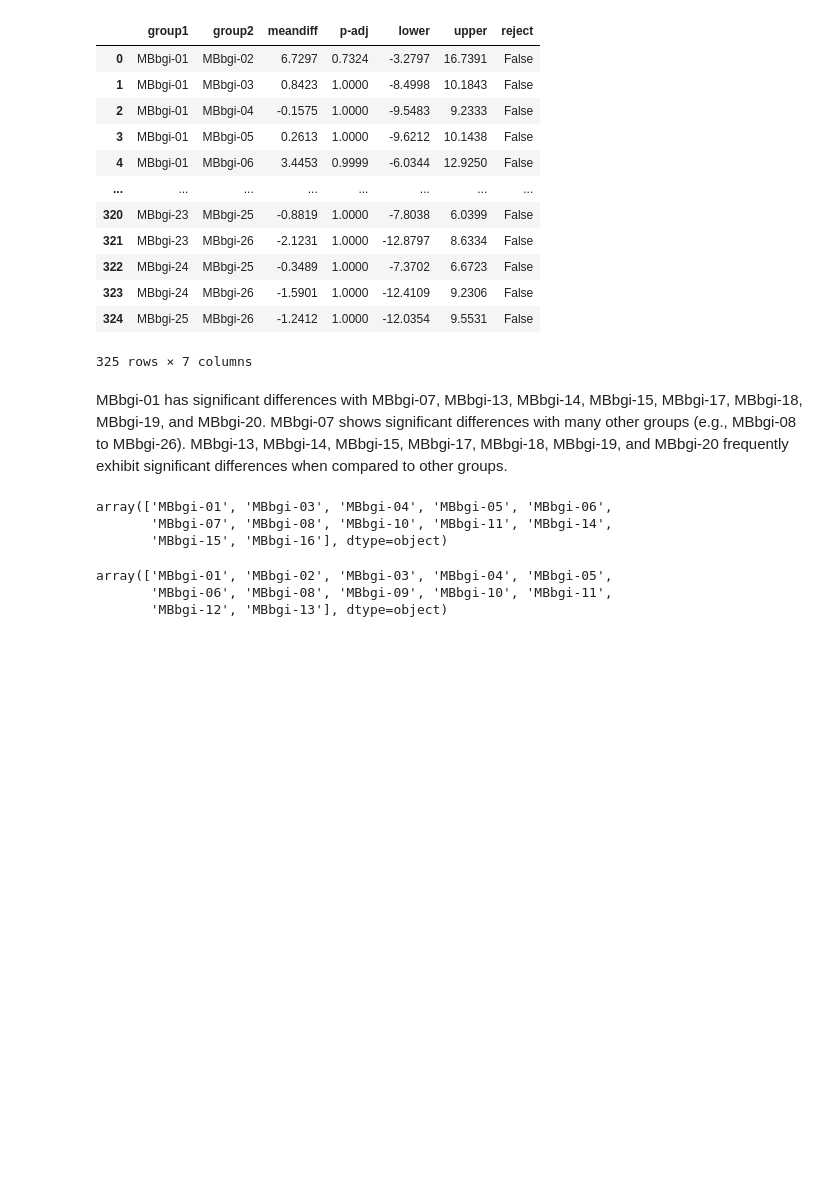
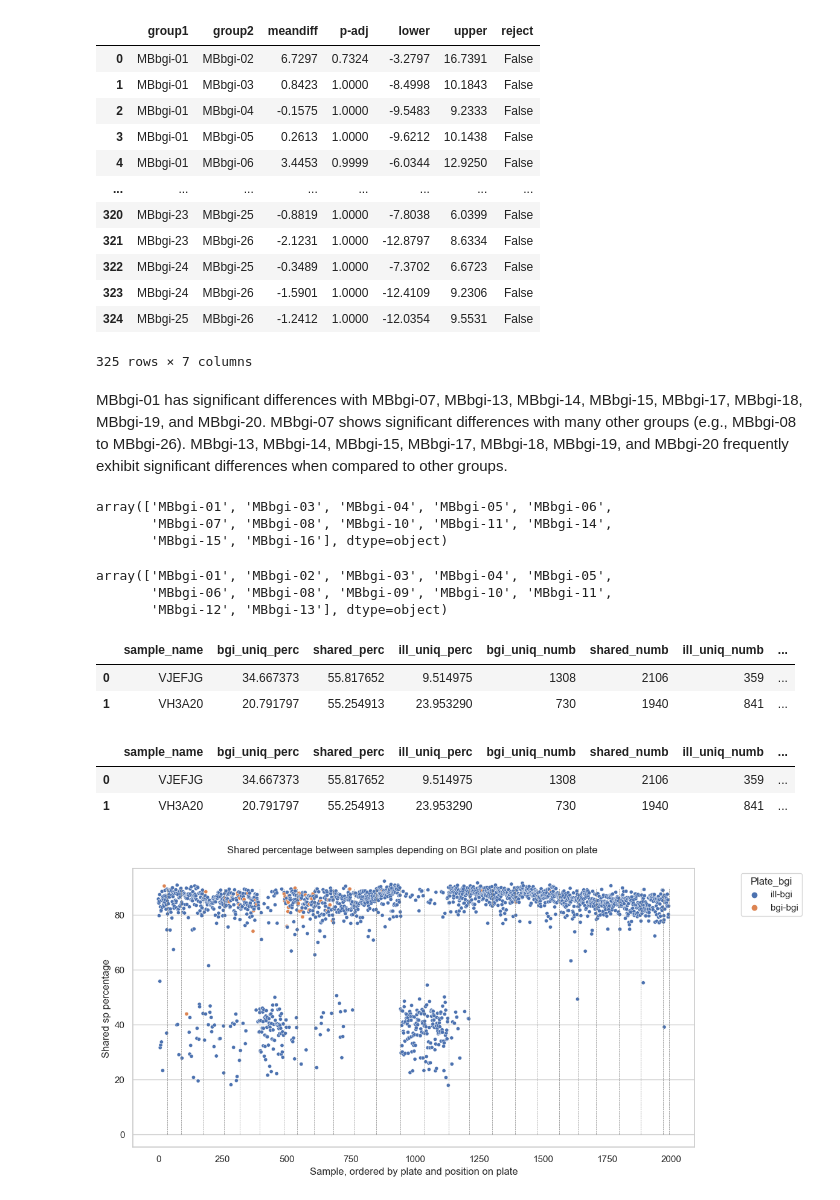
Before and after one commit to Chartiza/2024_Illumina_vs_BGI, a Jupyter notebook: Ugly_samples_mystery/Kraken2_Batch_check.ipynb, the cells around one changed output. Saved outputs shown, nothing was run; the diff lists cells and outputs as text; code cells hidden in the pictures; blank space fills up the shorter version.

Commit message:
b-b smpls with plates order

```diff
--- a/Ugly_samples_mystery/Kraken2_Batch_check.ipynb
+++ b/Ugly_samples_mystery/Kraken2_Batch_check.ipynb
@@ -254,3 +254,45 @@ smaller_groups['group1'].unique()
 array(['MBbgi-01', 'MBbgi-02', 'MBbgi-03', 'MBbgi-04', 'MBbgi-05',
        'MBbgi-06', 'MBbgi-08', 'MBbgi-09', 'MBbgi-10', 'MBbgi-11',
        'MBbgi-12', 'MBbgi-13'], dtype=object)
+# %%
+mrg.head(2)
+# %% [output]
+|  | sample_name | bgi_uniq_perc | shared_perc | ill_uniq_perc | bgi_uniq_numb | shared_numb | ill_uniq_numb | ... |
+| 0 | VJEFJG | 34.667373 | 55.817652 | 9.514975 | 1308 | 2106 | 359 | ... |
+| 1 | VH3A20 | 20.791797 | 55.254913 | 23.953290 | 730 | 1940 | 841 | ... |
+# %%
+bb = pd.read_csv("../step3_motus/input/Intra-Platform_smpls_list_54_sorted.csv")
+bb.columns = ['sample_name']
+bb['status'] = 'bgi-bgi'
+bb.head(2)
+
+mrg = mrg.merge(bb, on='sample_name', how='left')
+# fill na in staus column with 'ill-ill'
+mrg['status'] = mrg['status'].fillna('ill-bgi')
+mrg.head(2)
+# %% [output]
+|  | sample_name | bgi_uniq_perc | shared_perc | ill_uniq_perc | bgi_uniq_numb | shared_numb | ill_uniq_numb | ... |
+| 0 | VJEFJG | 34.667373 | 55.817652 | 9.514975 | 1308 | 2106 | 359 | ... |
+| 1 | VH3A20 | 20.791797 | 55.254913 | 23.953290 | 730 | 1940 | 841 | ... |
+# %%
+mrg = mrg.sort_values(by='Pos').reset_index(drop=True)
+mrg = mrg.sort_values(by='Plate').reset_index(drop=True)
+plate_counts = mrg['Plate'].value_counts(sort=False)
+plate_counts = plate_counts.to_frame().reset_index()
+plate_counts['cumulative'] = plate_counts['Plate'].cumsum()
+
+sns.set(style="whitegrid")
+plt.figure(figsize=(12, 6))
+sns.scatterplot(data=mrg, x=mrg.index, y="shared_perc", hue="status", palette="deep", s=20)
+plt.ylabel('Shared sp percentage')
+plt.xlabel('Sample, ordered by plate and position on plate')
+#plt.xticks('')
+plt.title('Shared percentage between samples depending on BGI plate and position on plate \n')
+# 2 columns legend
+plt.legend(title='Plate_bgi', loc='upper right', bbox_to_anchor=(1.2, 1))
+plt.grid(axis='x')
+plt.vlines(plate_counts['cumulative'], 0, 90, colors='grey', linestyles='dashed', linewidth=0.5)
+
+plt.savefig('results/Shared_percentage_BGI-Plates.png', dpi=300, bbox_inches='tight')
+# %% [output]
+[figure, added]
```
Also changed, not shown: 1 other file.
